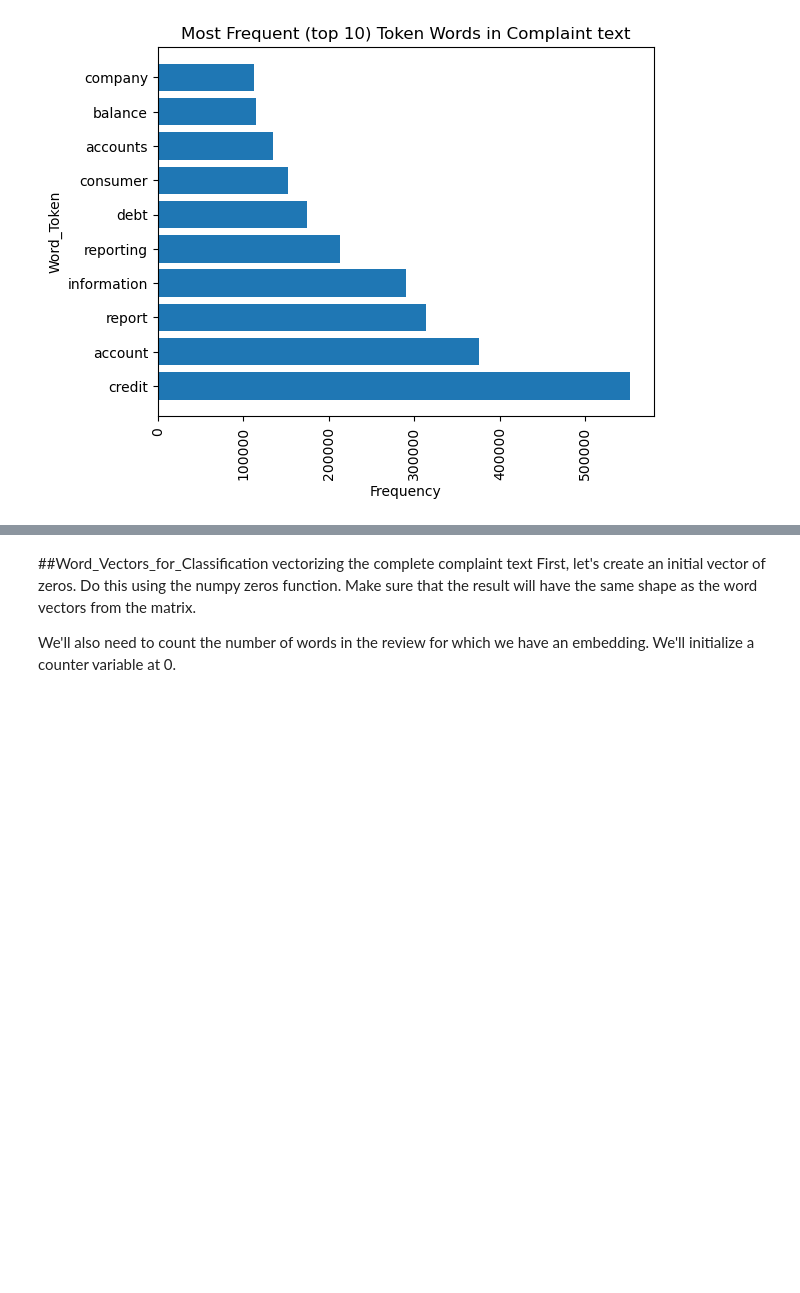
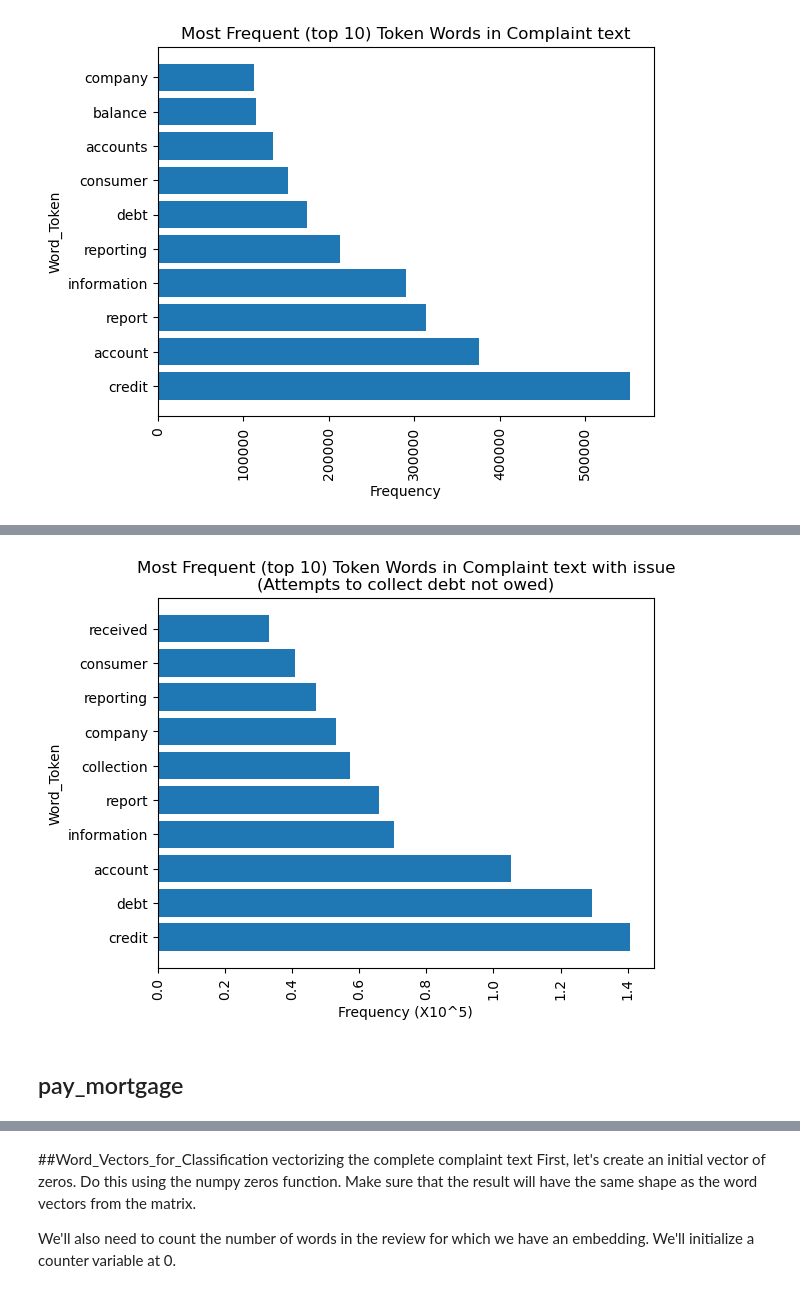
Before and after one commit to nss-data-science-cohort-6/cfpb_text_classification-gangsta-s-paradise, a Jupyter notebook: notebooks/smita_cfbp1.ipynb, the cells around one changed output, grey strips where cells are left out. Saved outputs shown, nothing was run; the diff lists cells and outputs as text; code cells hidden in the pictures; blank space fills up the shorter version.

```diff
--- a/notebooks/smita_cfbp1.ipynb
+++ b/notebooks/smita_cfbp1.ipynb
@@ -369,0 +472,19 @@ plt.show()
+# %%
+(word_counts_collect_debt[~word_counts_collect_debt['words'].str.isnumeric()].
+ sort_values('frequency',ascending=False)) #48883 rows × 2 columns. Top two  were XXXX (669978) and xx (156653)
+
+plt.barh((word_counts_collect_debt[~word_counts_collect_debt['words'].str.isnumeric()].
+ sort_values('frequency',ascending=False)
+.iloc[2:12]).words,
+         ((word_counts_collect_debt[~word_counts1['words'].str.isnumeric()].
+ sort_values('frequency',ascending=False)
+.iloc[2:12]).frequency)/100000)
+plt.xticks(rotation=90)
+plt.xlabel("Frequency (X10^5)")
+plt.ylabel("Word_Token")
+plt.title("Most Frequent (top 10) Token Words in Complaint text with issue\n(Attempts to collect debt not owed)")
+plt.show()
+# %% [output]
+[figure, added]
+# %% [markdown]
+## pay_mortgage
```
Also changed, not shown: parts of 28 cells of this notebook.
